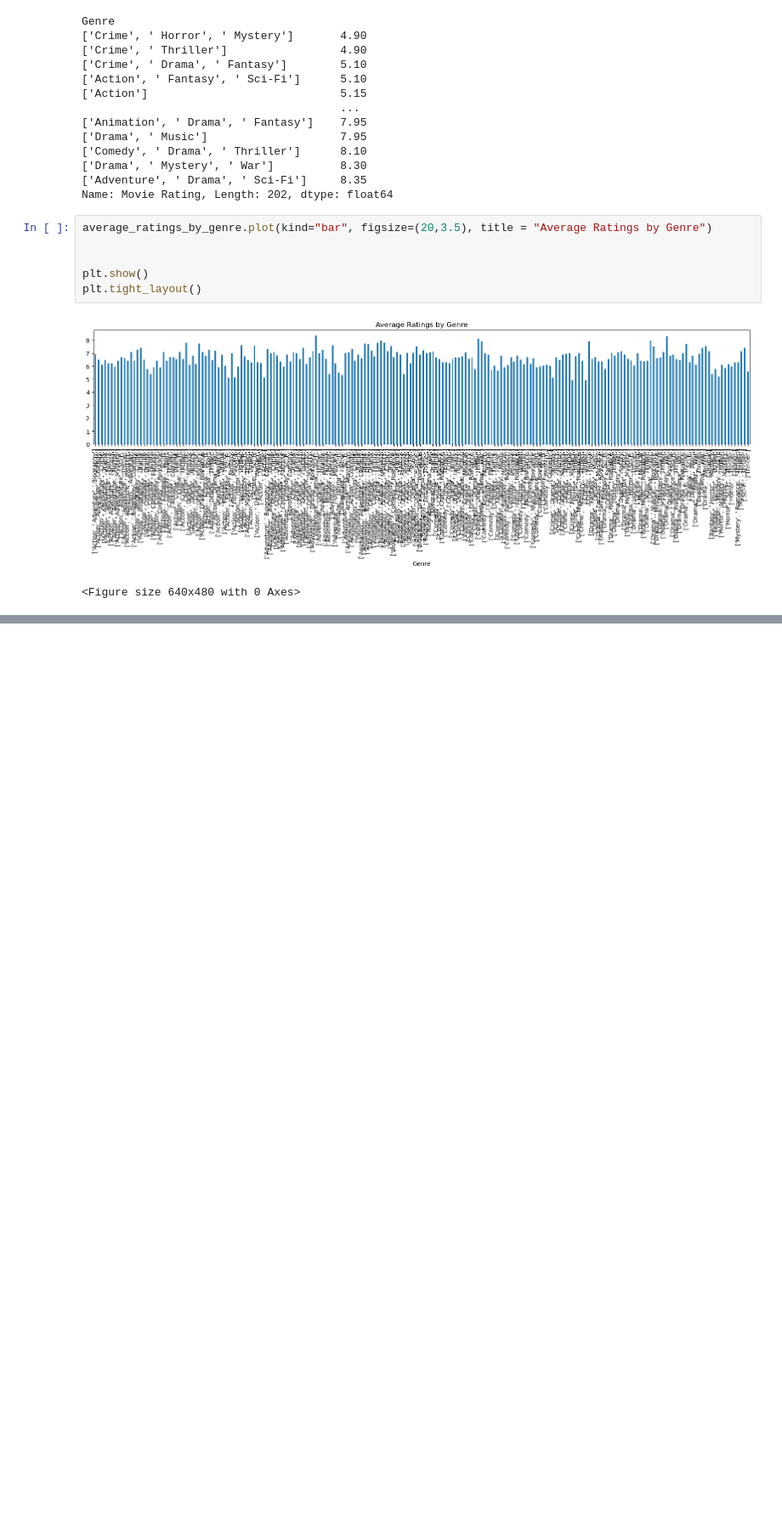
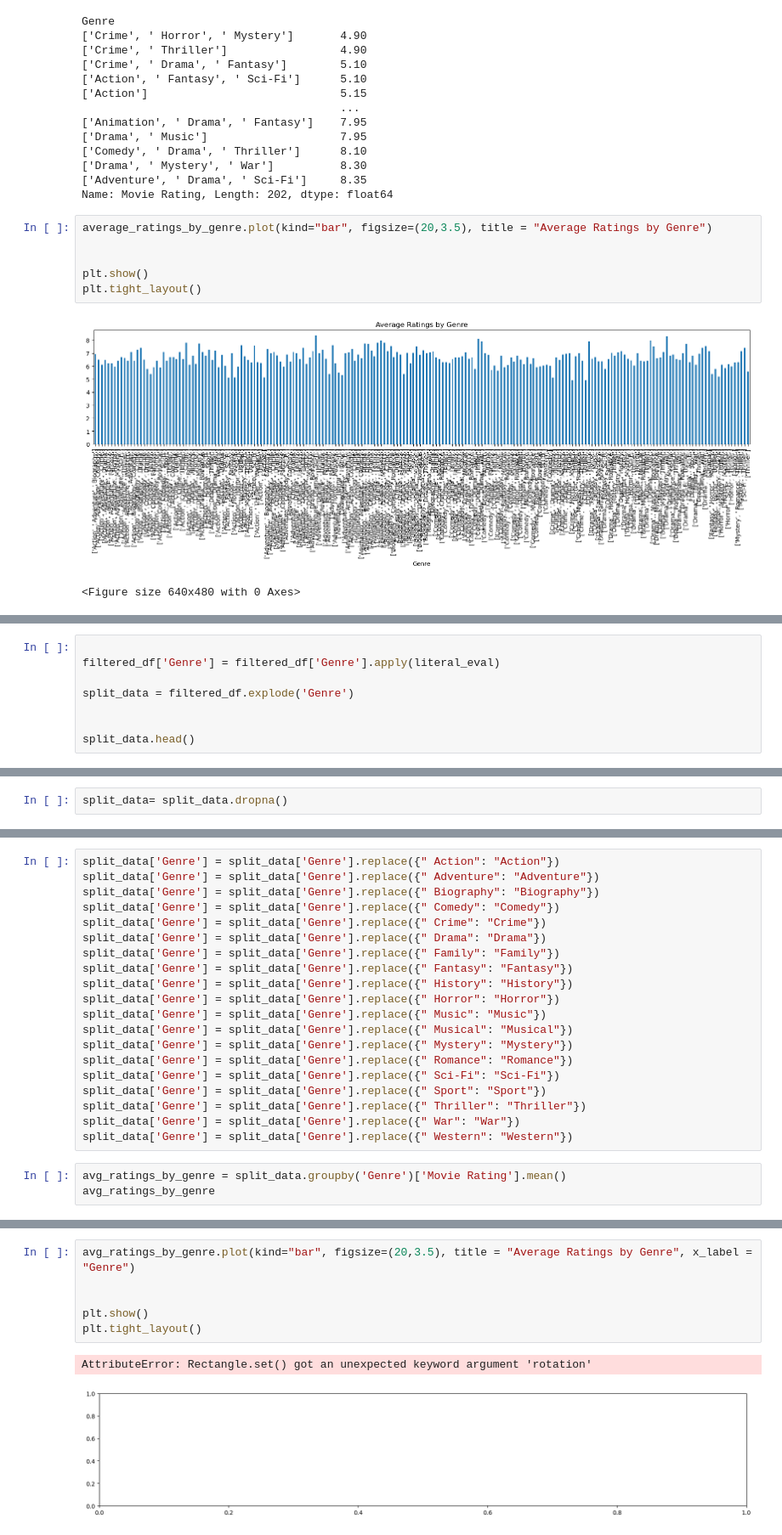
Before and after one commit to rackhamsauer/Project-1, a Jupyter notebook: Micheal playground.ipynb, the cells around one changed output, grey strips where cells are left out. Shown: that part at 85% size. Saved outputs shown, nothing was run; the diff lists cells and outputs as text; blank space fills up the shorter version.

```diff
--- a/Micheal playground.ipynb
+++ b/Micheal playground.ipynb
@@ -77,0 +86,8 @@ correlation = average_ratings_by_genre['']
+# %%
+
+filtered_df['Genre'] = filtered_df['Genre'].apply(literal_eval)
+
+split_data = filtered_df.explode('Genre')
+
+
+split_data.head()
@@ -77,0 +110,2 @@ correlation = average_ratings_by_genre['']
+# %%
+split_data= split_data.dropna()
@@ -77,0 +178,23 @@ correlation = average_ratings_by_genre['']
+# %%
+split_data['Genre'] = split_data['Genre'].replace({" Action": "Action"})
+split_data['Genre'] = split_data['Genre'].replace({" Adventure": "Adventure"})
+split_data['Genre'] = split_data['Genre'].replace({" Biography": "Biography"})
+split_data['Genre'] = split_data['Genre'].replace({" Comedy": "Comedy"})
+split_data['Genre'] = split_data['Genre'].replace({" Crime": "Crime"})
+split_data['Genre'] = split_data['Genre'].replace({" Drama": "Drama"})
+split_data['Genre'] = split_data['Genre'].replace({" Family": "Family"})
+split_data['Genre'] = split_data['Genre'].replace({" Fantasy": "Fantasy"})
+split_data['Genre'] = split_data['Genre'].replace({" History": "History"})
+split_data['Genre'] = split_data['Genre'].replace({" Horror": "Horror"})
+split_data['Genre'] = split_data['Genre'].replace({" Music": "Music"})
+split_data['Genre'] = split_data['Genre'].replace({" Musical": "Musical"})
+split_data['Genre'] = split_data['Genre'].replace({" Mystery": "Mystery"})
+split_data['Genre'] = split_data['Genre'].replace({" Romance": "Romance"})
+split_data['Genre'] = split_data['Genre'].replace({" Sci-Fi": "Sci-Fi"})
+split_data['Genre'] = split_data['Genre'].replace({" Sport": "Sport"})
+split_data['Genre'] = split_data['Genre'].replace({" Thriller": "Thriller"})
+split_data['Genre'] = split_data['Genre'].replace({" War": "War"})
+split_data['Genre'] = split_data['Genre'].replace({" Western": "Western"})
+# %%
+avg_ratings_by_genre = split_data.groupby('Genre')['Movie Rating'].mean()
+avg_ratings_by_genre
@@ -77,0 +219,9 @@ correlation = average_ratings_by_genre['']
+# %%
+avg_ratings_by_genre.plot(kind="bar", figsize=(20,3.5), title = "Average Ratings by Genre", x_label = "Genre")
+
+
+plt.show()
+plt.tight_layout()
+# %% [output]
+AttributeError: Rectangle.set() got an unexpected keyword argument 'rotation'
+[figure, added]
```
Also changed, not shown: parts of 15 cells of this notebook.
